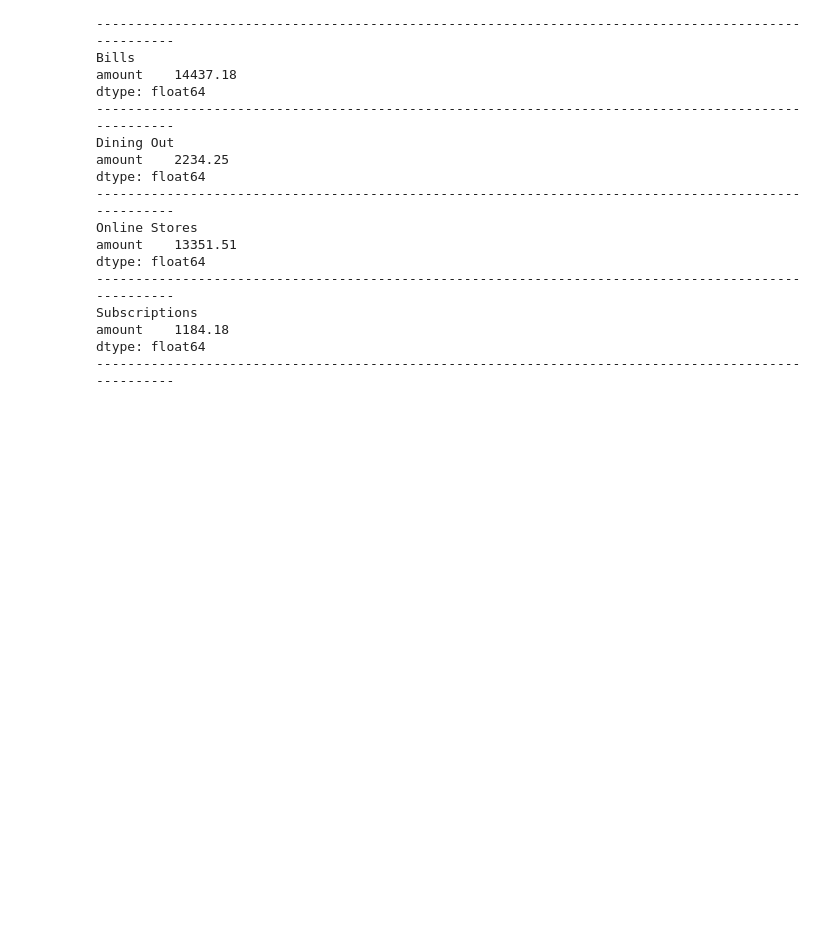
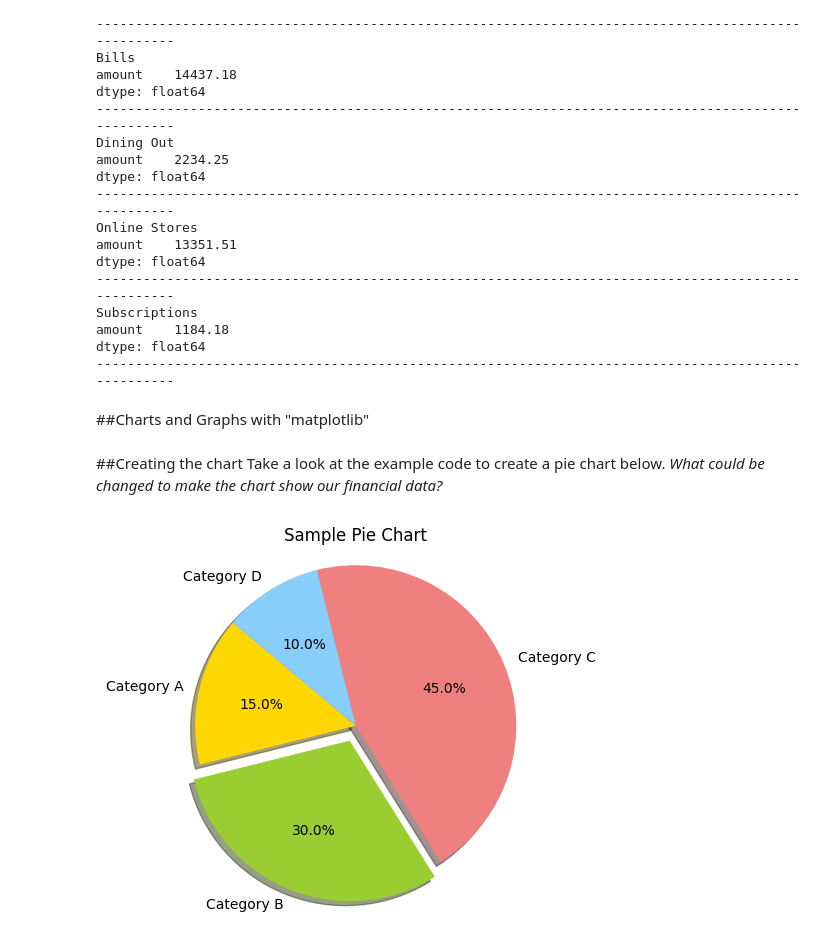
Before and after one commit to jwoods4815/ClassNotes-LCATC, a Jupyter notebook: Final_Project_Personal_Finance_Ananlyzer.ipynb, the cells around one changed output. Cells and saved outputs as stored; diff of their text form; code cells hidden in the pictures; blank space fills up the shorter version.

```diff
--- a/Final_Project_Personal_Finance_Ananlyzer.ipynb
+++ b/Final_Project_Personal_Finance_Ananlyzer.ipynb
@@ -60,3 +77,5 @@ Subscriptions
 amount    1184.18
 dtype: float64
 ----------------------------------------------------------------------------------------------------
+# %% [markdown]
+##Charts and Graphs with "matplotlib"
@@ -62,0 +85,20 @@ dtype: float64
+# %% [markdown]
+##Creating the chart
+Take a look at the example code to create a pie chart below. *What could be changed to make the chart show our financial data?*
+# %%
+#Create the a pie chart
+
+# Data for the pie chart
+labels = ['Category A', 'Category B', 'Category C', 'Category D']
+sizes = [15, 30, 45, 10]
+colors = ['gold', 'yellowgreen', 'lightcoral', 'lightskyblue']
+explode = (0, 0.1, 0, 0)  # explode 2nd slice
+
+# Plot
+plt.pie(sizes, explode=explode, labels=labels, colors=colors, autopct='%1.1f%%', shadow=True, startangle=140)
+
+plt.axis('equal')  # Equal aspect ratio ensures that pie is drawn as a circle.
+plt.title('Sample Pie Chart')
+plt.show()
+# %% [output]
+[figure, added]
```
Also changed, not shown: parts of 7 cells of this notebook.
